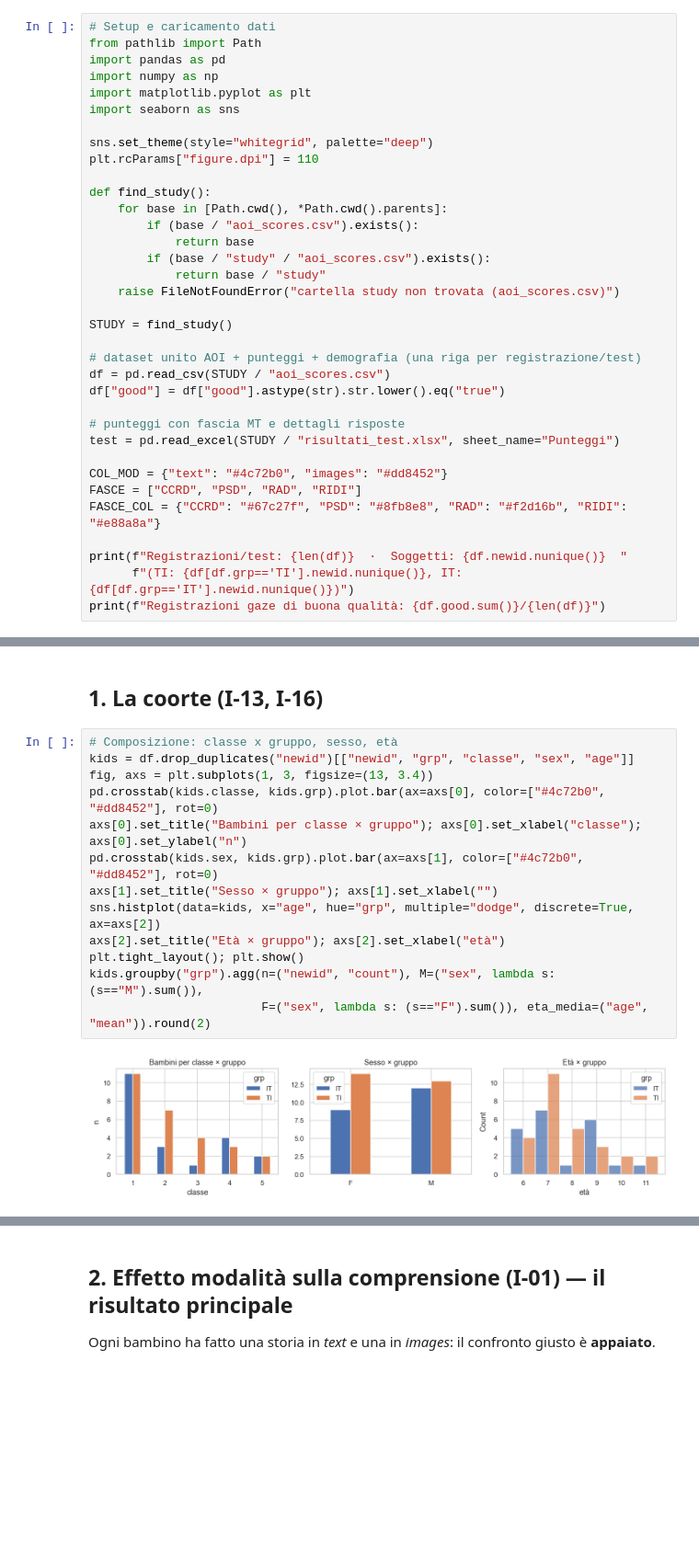
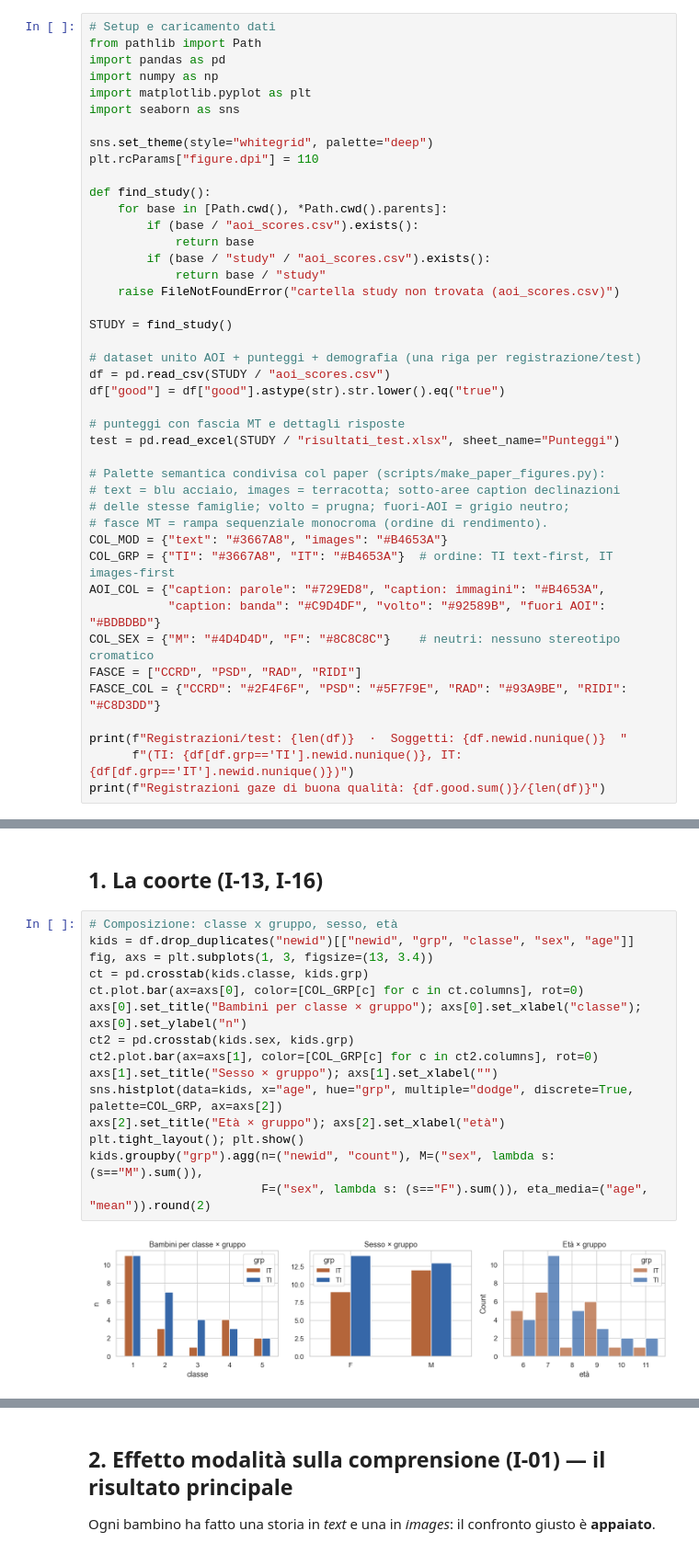
Before and after one commit to abiliaorg/Favola, a Jupyter notebook: study/notebooks/risultati.ipynb, the cells around one changed output, grey strips where cells are left out. Shown at 92% size. Saved outputs shown, nothing was run; the diff lists cells and outputs as text; blank space fills up the shorter version.

```diff
--- a/study/notebooks/risultati.ipynb
+++ b/study/notebooks/risultati.ipynb
@@ -36,9 +36,17 @@ df["good"] = df["good"].astype(str).str.lower().eq("true")
 # punteggi con fascia MT e dettagli risposte
 test = pd.read_excel(STUDY / "risultati_test.xlsx", sheet_name="Punteggi")
 
-COL_MOD = {"text": "#4c72b0", "images": "#dd8452"}
+# Palette semantica condivisa col paper (scripts/make_paper_figures.py):
+# text = blu acciaio, images = terracotta; sotto-aree caption declinazioni
+# delle stesse famiglie; volto = prugna; fuori-AOI = grigio neutro;
+# fasce MT = rampa sequenziale monocroma (ordine di rendimento).
+COL_MOD = {"text": "#3667A8", "images": "#B4653A"}
+COL_GRP = {"TI": "#3667A8", "IT": "#B4653A"}  # ordine: TI text-first, IT images-first
+AOI_COL = {"caption: parole": "#729ED8", "caption: immagini": "#B4653A",
+           "caption: banda": "#C9D4DF", "volto": "#92589B", "fuori AOI": "#BDBDBD"}
+COL_SEX = {"M": "#4D4D4D", "F": "#8C8C8C"}    # neutri: nessuno stereotipo cromatico
 FASCE = ["CCRD", "PSD", "RAD", "RIDI"]
-FASCE_COL = {"CCRD": "#67c27f", "PSD": "#8fb8e8", "RAD": "#f2d16b", "RIDI": "#e88a8a"}
+FASCE_COL = {"CCRD": "#2F4F6F", "PSD": "#5F7F9E", "RAD": "#93A9BE", "RIDI": "#C8D3DD"}
 
 print(f"Registrazioni/test: {len(df)}  ·  Soggetti: {df.newid.nunique()}  "
       f"(TI: {df[df.grp=='TI'].newid.nunique()}, IT: {df[df.grp=='IT'].newid.nunique()})")
@@ -51,18 +59,20 @@ Registrazioni gaze di buona qualità: 87/96
 # %%
 # Composizione: classe x gruppo, sesso, età
 kids = df.drop_duplicates("newid")[["newid", "grp", "classe", "sex", "age"]]
 fig, axs = plt.subplots(1, 3, figsize=(13, 3.4))
-pd.crosstab(kids.classe, kids.grp).plot.bar(ax=axs[0], color=["#4c72b0", "#dd8452"], rot=0)
+ct = pd.crosstab(kids.classe, kids.grp)
+ct.plot.bar(ax=axs[0], color=[COL_GRP[c] for c in ct.columns], rot=0)
 axs[0].set_title("Bambini per classe × gruppo"); axs[0].set_xlabel("classe"); axs[0].set_ylabel("n")
-pd.crosstab(kids.sex, kids.grp).plot.bar(ax=axs[1], color=["#4c72b0", "#dd8452"], rot=0)
+ct2 = pd.crosstab(kids.sex, kids.grp)
+ct2.plot.bar(ax=axs[1], color=[COL_GRP[c] for c in ct2.columns], rot=0)
 axs[1].set_title("Sesso × gruppo"); axs[1].set_xlabel("")
-sns.histplot(data=kids, x="age", hue="grp", multiple="dodge", discrete=True, ax=axs[2])
+sns.histplot(data=kids, x="age", hue="grp", multiple="dodge", discrete=True, palette=COL_GRP, ax=axs[2])
 axs[2].set_title("Età × gruppo"); axs[2].set_xlabel("età")
 plt.tight_layout(); plt.show()
 kids.groupby("grp").agg(n=("newid", "count"), M=("sex", lambda s: (s=="M").sum()),
                         F=("sex", lambda s: (s=="F").sum()), eta_media=("age", "mean")).round(2)
 # %% [output]
-[figure, old version]
+[figure, new version]
 |  | n | M | F | eta_media |
 | grp |  |  |  |  |
 | IT | 21 | 12 | 9 | 7.71 |
```
Also changed, not shown: parts of 7 cells of this notebook, 3 other files.
